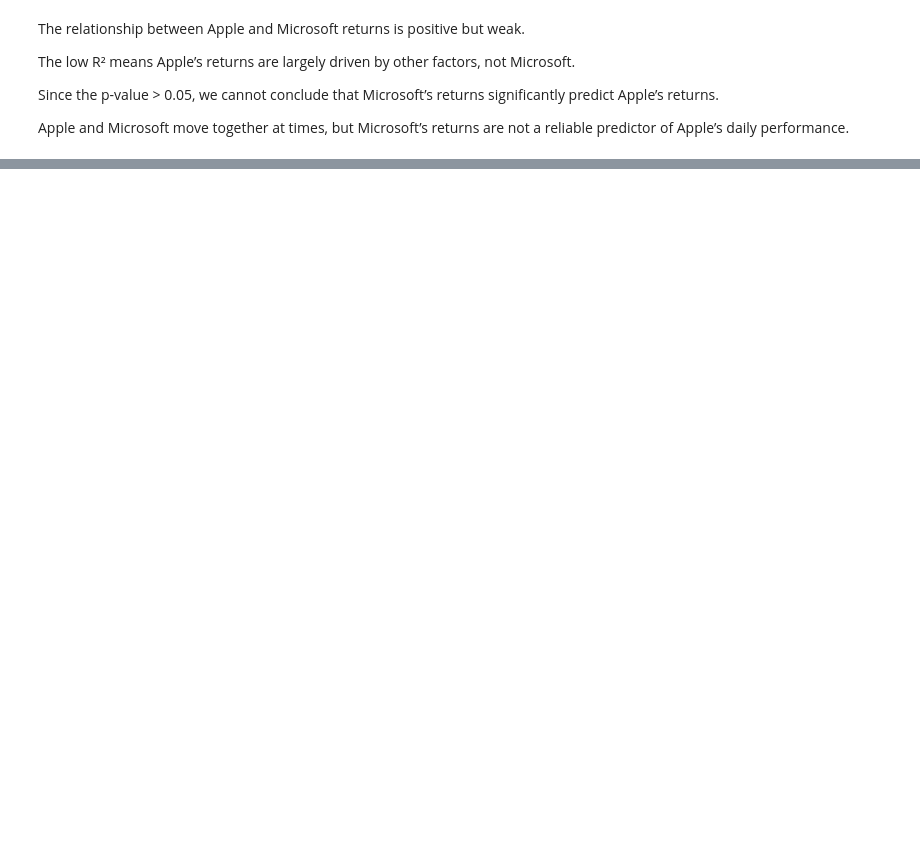
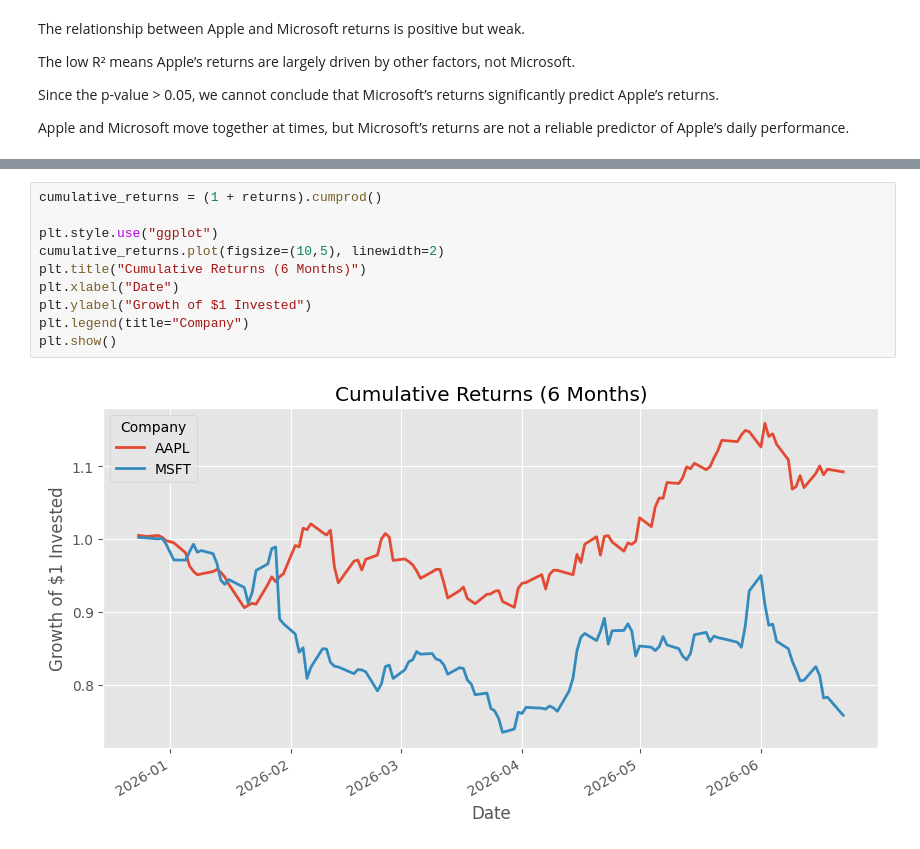
Before and after one commit to Afras2077/Stock-Analysis-Apple-vs-Microsoft, a Jupyter notebook: stock_analysis.ipynb, the cells around one changed output, grey strips where cells are left out. Drawn from its saved outputs; the diff is of its cells as text; blank space fills up the shorter version.

```diff
--- a/stock_analysis.ipynb
+++ b/stock_analysis.ipynb
@@ -238,0 +266,12 @@ plt.show()
+# %%
+cumulative_returns = (1 + returns).cumprod()
+
+plt.style.use("ggplot")
+cumulative_returns.plot(figsize=(10,5), linewidth=2)
+plt.title("Cumulative Returns (6 Months)")
+plt.xlabel("Date")
+plt.ylabel("Growth of $1 Invested")
+plt.legend(title="Company")
+plt.show()
+# %% [output]
+[figure, added]
```
Also changed, not shown: parts of 14 cells of this notebook.
